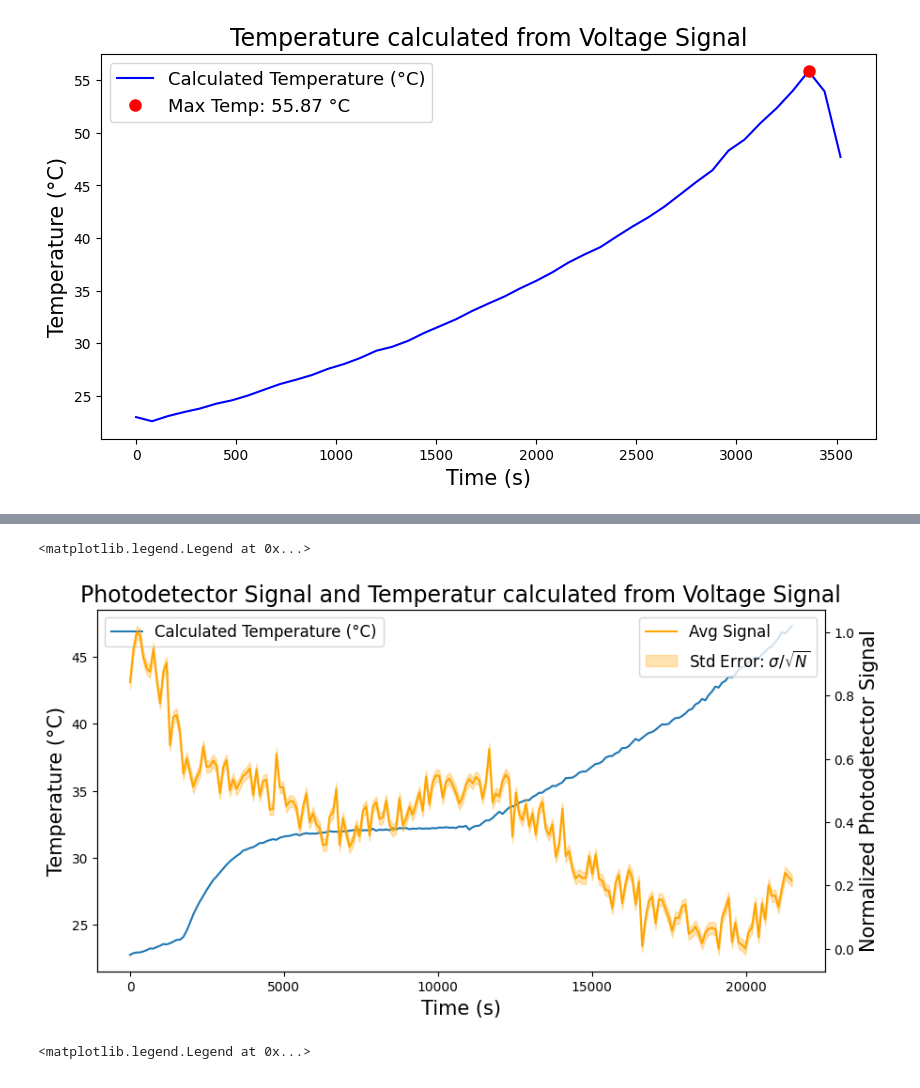
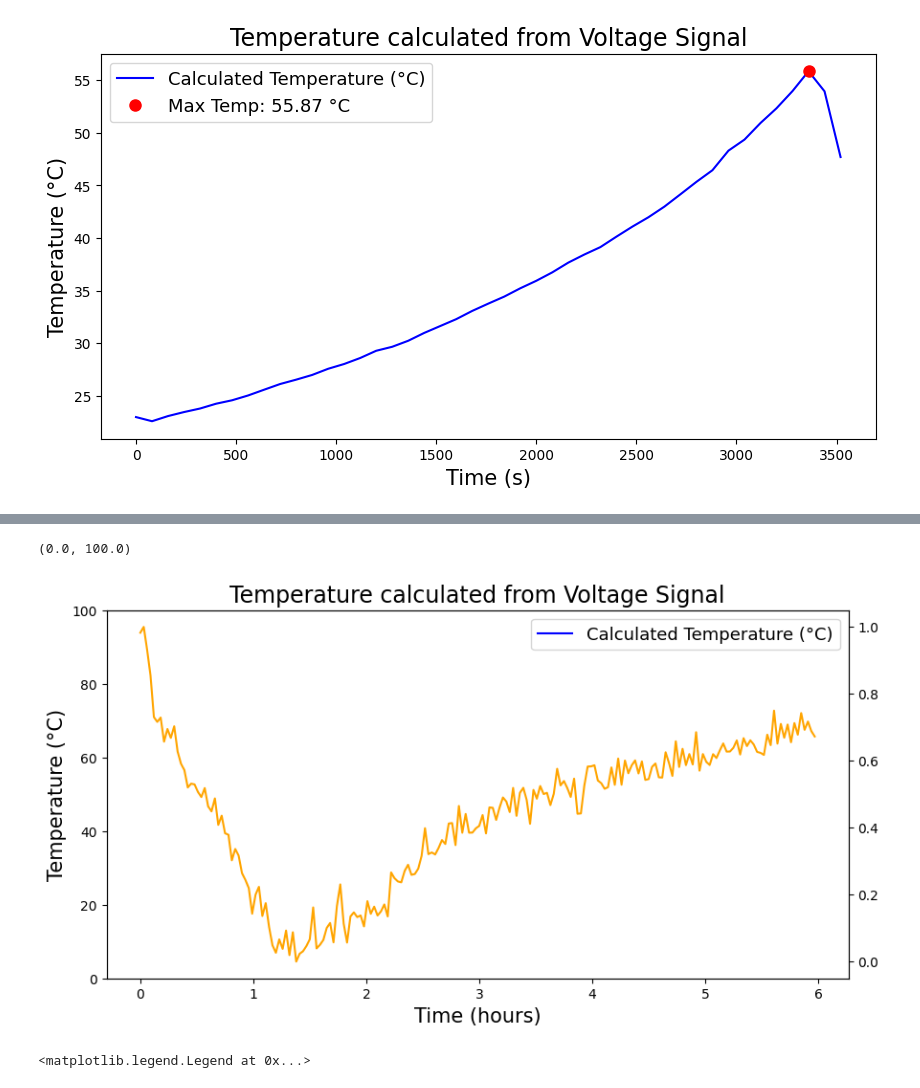
Before and after one commit to qpit/Eskild-Project-2026, a Jupyter notebook: overnight_data.ipynb, the cells around one changed output, grey strips where cells are left out. Saved outputs shown, nothing was run; the diff lists cells and outputs as text; code cells hidden in the pictures.

Commit message:
Grabbing data

```diff
--- a/overnight_data.ipynb
+++ b/overnight_data.ipynb
@@ -349,42 +409,33 @@ Max Temperature: 55.87 °C
 # %%
-filepath = r"Overnight_data\Overnight_data_31-03-2026_17-11.csv" # Update with your actual filename
+filepath = r"Overnight_data\Overnight_data_30-03-2026_17-34.csv" # Update with your actual filename
 data = np.genfromtxt(filepath, delimiter=',', skip_header=1)
 time_data = data[:, 0]
+time_hours = time_data / 3600
 channel1 = data[:, 2]  # Assuming Ch1_Avg is the 3rd column
 channel2 = data[:, 3]  # Assuming Ch2_Avg is the 4th column
-std = data[:, 4:]  # Standard deviations for each channel
-SEM = data[:, 6:]  # Standard error of the mean for each channel
 
 resist = voltage_to_kOhm(channel2)
 temperature = temperature_from_resistance(resist)
 fig, axs = plt.subplots(1, 1, figsize=(10, 5))
 
 # Normalize channel 1
 normalized_channel1 = (channel1 - np.min(channel1)) / (np.max(channel1) - np.min(channel1))
 
-# Normalize the standard deviation using the same scaling factor
-normalized_std = SEM[:, 0] / (np.max(channel1) - np.min(channel1))
+axs.plot(time_hours, temperature, label='Calculated Temperature (°C)', color='blue')
+axs2 = axs.twinx()
+axs2.plot(time_hours, normalized_channel1, label='Avg Signal', color='orange')
+axs.set_title('Temperature calculated from Voltage Signal',fontsize=17)
+axs.set_xlabel('Time (hours)',fontsize=15)
+axs.set_ylabel('Temperature (°C)',fontsize=15)
+axs.legend(fontsize=13)
+axs.set_ylim(0, 100)
 
 
-# Calculate the shaded region boundaries using the normalized values
-normalized_top_shaded = normalized_channel1 + normalized_std
-normalized_bottom_shaded = normalized_channel1 - normalized_std
 
-axs.plot(time_data, temperature, label='Calculated Temperature (°C)')
-axs.set_title('Photodetector Signal and Temperatur calculated from Voltage Signal',fontsize=17)
-axs.set_xlabel('Time (s)',fontsize=15)
-axs.set_ylabel('Temperature (°C)',fontsize=15)
-axs2 = axs.twinx()
-
-# Plot normalized channel1 data
-axs2.plot(time_data, normalized_channel1, label='Avg Signal', color='orange')
-axs2.fill_between(time_data, normalized_bottom_shaded, normalized_top_shaded, color='orange', alpha=0.3, label='Std Error: $\sigma / \sqrt{N}$')
-axs2.set_ylabel('Normalized Photodetector Signal',fontsize=15)
-axs.legend(loc='upper left',fontsize=12)
-axs2.legend(loc='upper right',fontsize=12)
+# plt.savefig("C:\\Users\\eskil\\OneDrive\\DTU\\6.sem\\bachelor_project\\figures\\overnight1_constant_temp.pdf", format="pdf", dpi=300)
 # %% [output]
-<matplotlib.legend.Legend at 0x...>
+(0.0, 100.0)
-[figure, old version]
+[figure, new version]
 # %%
 fig, ax = plt.subplots(figsize=(10, 5))
 ax.plot(temperature, normalized_channel1, label='Normalized Signal vs Calculated Temperature', color = 'red',marker='.', linestyle='None')
```
Also changed, not shown: parts of 6 cells of this notebook, 1 other file.
